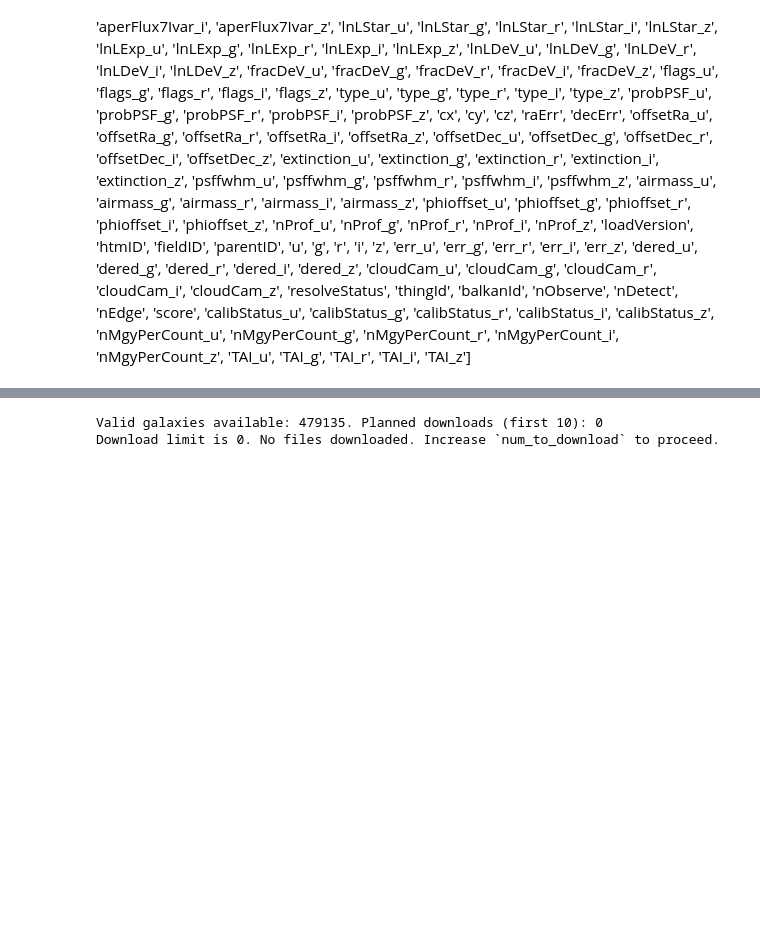
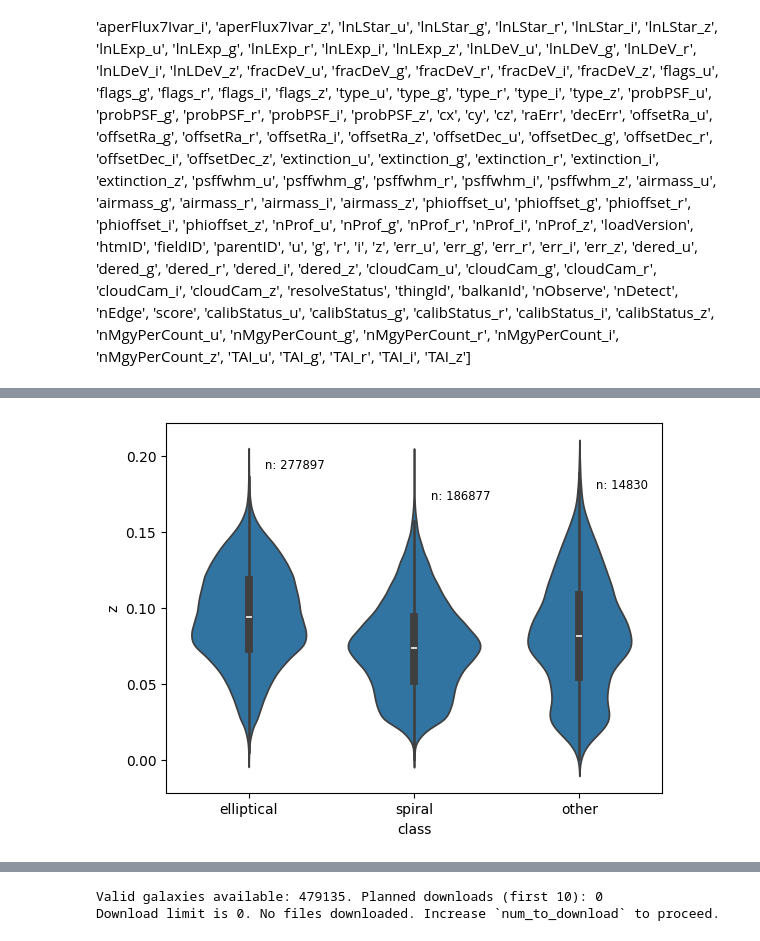
Before and after one commit to gsiemon/galaxy_classification_guide, a Jupyter notebook: notebooks/explore_tables_new.ipynb, the cells around one changed output, grey strips where cells are left out. Cells and saved outputs as stored; diff of their text form; code cells hidden in the pictures; blank space fills up the shorter version.

```diff
--- a/notebooks/explore_tables_new.ipynb
+++ b/notebooks/explore_tables_new.ipynb
@@ -195,0 +226,34 @@ con.execute("""
+# %%
+order_class = ["elliptical", "spiral", "other"]
+order_difficulty = ["easy", "moderate", "hard"]
+
+# Calculate medians grouped by class and reorder to match order_class
+medians_df = df.group_by("class").agg(pl.col("z").median().alias("median_z"))
+medians_ordered = []
+for class_name in order_class:
+    median_val = medians_df.filter(pl.col("class") == class_name)["median_z"].item()
+    medians_ordered.append(median_val)
+
+# Calculate value counts for each class and reorder to match order_class
+value_counts_df = df["class"].value_counts()
+nobs_ordered = []
+for class_name in order_class:
+    count_val = value_counts_df.filter(pl.col("class") == class_name)["count"].item()
+    nobs_ordered.append(f"n: {count_val}")
+
+# Create the violin plot
+ax = sns.violinplot(x="class", y="z", data=df, order=order_class)
+pos = range(len(nobs))
+for tick, label in zip(pos, ax.get_xticklabels()):
+    ax.text(
+        pos[tick] + 0.1,
+        medians_ordered[tick] + 0.1,  # Adjust position slightly to the right of median
+        nobs_ordered[tick],
+        horizontalalignment="left",
+        verticalalignment="center",
+        size="small",
+        color="black",
+    )
+plt.show()
+# %% [output]
+[figure, added]
```
Also changed, not shown: parts of 9 cells of this notebook.
